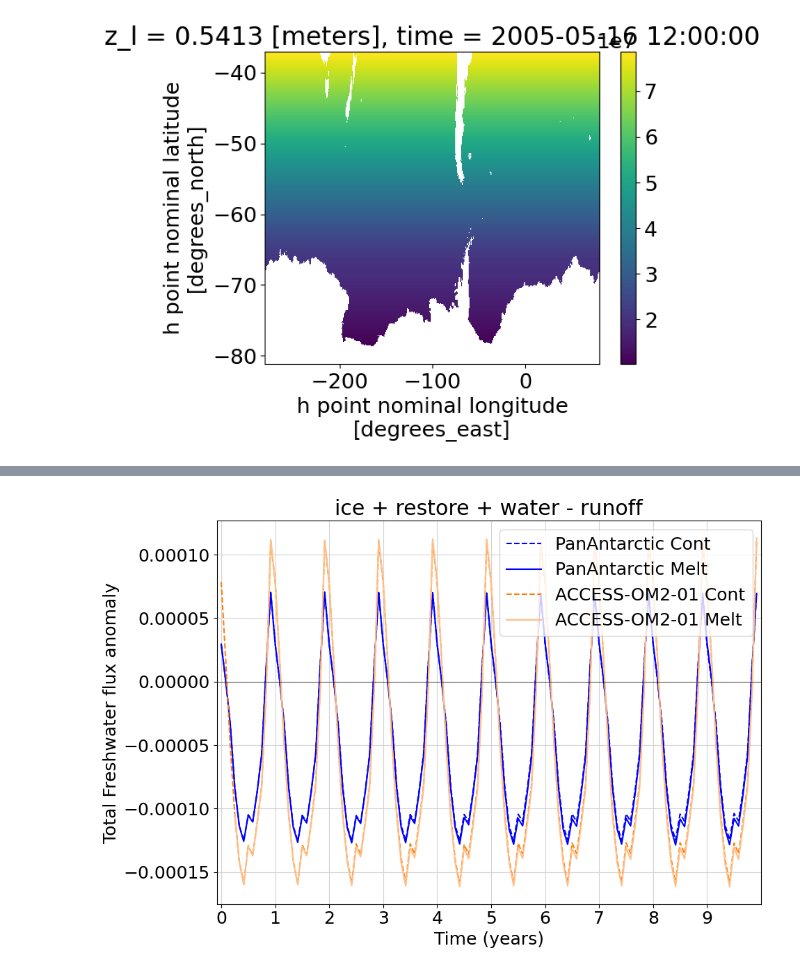
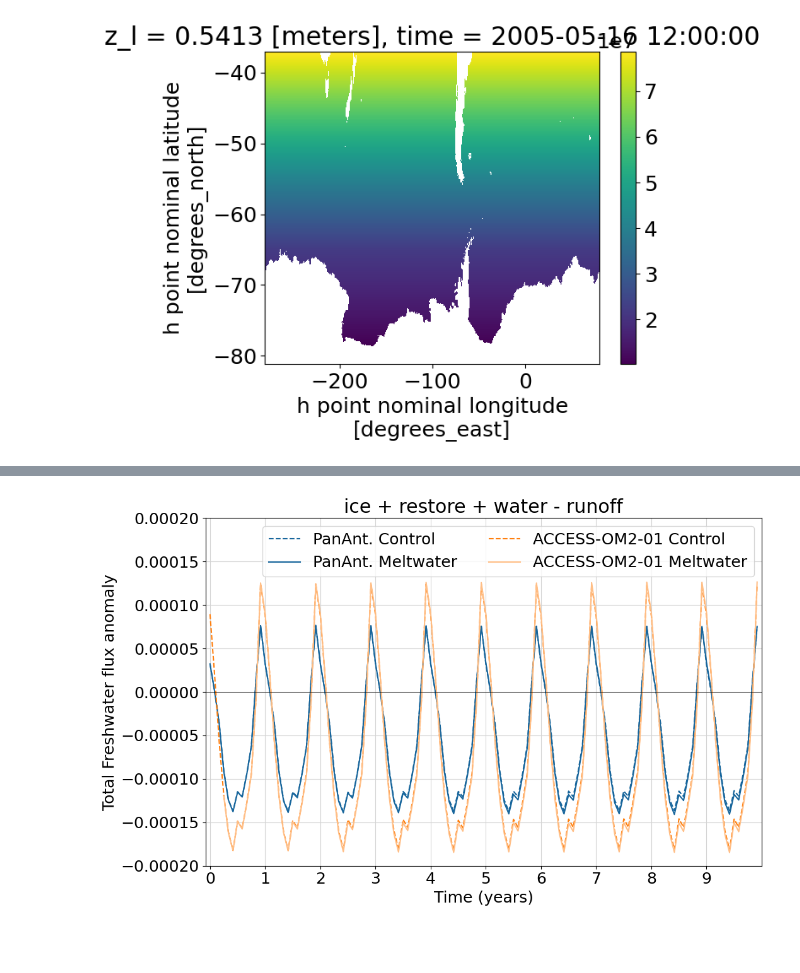
Before and after one commit to adele-morrison/panan-meltwater, a Jupyter notebook: notebooks/salinity_analysis/surface_fluxes/SurfaceFluxes_prescribed.ipynb, the cells around one changed output, grey strips where cells are left out. Saved outputs shown, nothing was run; the diff lists cells and outputs as text; code cells hidden in the pictures; blank space fills up the shorter version.

Commit message:
chapter 5 figures

```diff
--- a/notebooks/salinity_analysis/surface_fluxes/SurfaceFluxes_prescribed.ipynb
+++ b/notebooks/salinity_analysis/surface_fluxes/SurfaceFluxes_prescribed.ipynb
@@ -322,3 +382,3 @@ shelf_runoff_pan_M = shelf_runoff_pan_M.load()
 # %%
-shelf_ice_restore_acc_C = shelf_ice_restore_acc_C.load()
-shelf_ice_restore_acc_M = shelf_ice_restore_acc_M.load()
+shelf_pme_river_acc_C = shelf_pme_river_acc_C.load()
+shelf_pme_river_acc_M = shelf_pme_river_acc_M.load()
@@ -331,13 +384,0 @@ shelf_runoff_acc_M = shelf_runoff_acc_M.load()
-# %%
-# Individual salt flux terms
-shelf_restore_pan_C = (area_corr_1 * restoring_pan_C).where(shelf_mask_1 == 1).sum(['xh', 'yh']) / area_corr_1.where(shelf_mask_1 == 1).sum(['xh', 'yh'])
-shelf_restore_pan_M = (area_corr_1 * restoring_pan_M).where(shelf_mask_1 == 1).sum(['xh', 'yh']) / area_corr_1.where(shelf_mask_1 == 1).sum(['xh', 'yh'])
-
-shelf_ice_pan_C = (area_corr_1 * flux_ice_pan_C).where(shelf_mask_1 == 1).sum(['xh', 'yh']) / area_corr_1.where(shelf_mask_1 == 1).sum(['xh', 'yh'])
-shelf_ice_pan_M = (area_corr_1 * flux_ice_pan_M).where(shelf_mask_1 == 1).sum(['xh', 'yh']) / area_corr_1.where(shelf_mask_1 == 1).sum(['xh', 'yh'])
-
-shelf_restore_acc_C = (area_corr_2 * restoring_acc_C).where(shelf_mask_2 == 1).sum(['xt_ocean', 'yt_ocean']) / area_corr_2.where(shelf_mask_2 == 1).sum(['xt_ocean', 'yt_ocean'])
-shelf_restore_acc_M = (area_corr_2 * restoring_acc_M).where(shelf_mask_2 == 1).sum(['xt_ocean', 'yt_ocean']) / area_corr_2.where(shelf_mask_2 == 1).sum(['xt_ocean', 'yt_ocean'])
-
-shelf_ice_acc_C = (area_corr_2 * flux_ice_acc_C).where(shelf_mask_2 == 1).sum(['xt_ocean', 'yt_ocean']) / area_corr_2.where(shelf_mask_2 == 1).sum(['xt_ocean', 'yt_ocean'])
-shelf_ice_acc_M = (area_corr_2 * flux_ice_acc_M).where(shelf_mask_2 == 1).sum(['xt_ocean', 'yt_ocean']) / area_corr_2.where(shelf_mask_2 == 1).sum(['xt_ocean', 'yt_ocean'])
@@ -375 +413,5 @@ shelf_restore_acc_M_new = shelf_restore_acc_M.to_series()['1910-01-01':'1919-12-
+# %%
+# because it turns out pme_river does include the ice anyway, redefining:
+shelf_water_acc_C_new = shelf_pme_river_acc_C_new
+shelf_water_acc_M_new = shelf_pme_river_acc_M_new
 # %%
@@ -460,3 +445,9 @@ plt.show()
+# %%
+# Colours for plotting
+colors = {'pan01_res': '#0000a2',
+          'pan005_res': '#E84141',
+          'pan01_pre' : '#18669C',
+          'access_pre': 'tab:orange'}
 # %%
 plt.rcParams['font.size'] = 18
 
@@ -798,7 +828,7 @@ plt.show()
 # %%
 
 plt.rcParams['font.size'] = 18
-plt.figure(figsize=(10, 7))
+plt.figure(figsize=(11, 7))
 
 # Sum all the contributions for PanAntarctic
 pan_cont_sum = (shelf_ice_pan_C_new + shelf_restore_pan_C_new +
@@ -809,36 +839,37 @@ pan_melt_sum = (shelf_ice_pan_M_new + shelf_restore_pan_M_new +
 # Sum all the contributions for ACCESS-OM2-01
 acc_cont_sum = (shelf_ice_acc_C_new + shelf_restore_acc_C_new +
                 shelf_water_acc_C_new - shelf_runoff_acc_C_new)
 acc_melt_sum = (shelf_ice_acc_M_new + shelf_restore_acc_M_new +
                 shelf_water_acc_M_new - shelf_runoff_acc_M_new)
 
 # Plotting PanAntarctic sums
 plt.plot(pan_cont_sum.index, pan_cont_sum.values,
-         label='PanAntarctic Cont', color='blue', linestyle='--')
+         label='PanAnt. Control', color=colors['pan01_pre'], linestyle='--')
 plt.plot(pan_melt_sum.index, pan_melt_sum.values,
-         label='PanAntarctic Melt', color='blue', linestyle='-')
+         label='PanAnt. Meltwater', color=colors['pan01_pre'], linestyle='-')
 
 # Plotting ACCESS-OM2-01 sums (lighter purple for distinction)
 from matplotlib.colors import to_rgba
 def lighten(color, amount=0.5):
     c = np.array(to_rgba(color))
     return tuple(c[:3] + (1 - c[:3]) * amount)
 
 plt.plot(acc_cont_sum.index, acc_cont_sum.values,
-         label='ACCESS-OM2-01 Cont', color='tab:orange', linestyle='--')
+         label='ACCESS-OM2-01 Control', color=colors['access_pre'], linestyle='--')
 plt.plot(acc_melt_sum.index, acc_melt_sum.values,
-         label='ACCESS-OM2-01 Melt', color=lighten('tab:orange', 0.5), linestyle='-')
+         label='ACCESS-OM2-01 Meltwater', color=lighten(colors['access_pre'], 0.5), linestyle='-')
 
 # Axis formatting
 plt.axhline(0, color='black', linewidth=0.5)
 plt.xlabel('Time (years)')
 plt.ylabel('Total Freshwater flux anomaly')
 plt.xticks(ticks=range(1, 121, 12), labels=[str(i) for i in range(0, 10)])
 plt.xlim(0, 121)
+plt.ylim(-0.0002,0.0002)
 plt.grid(True, color='lightgrey')
 plt.title('ice + restore + water - runoff')
-plt.legend()
+plt.legend(ncols=2)
 plt.tight_layout()
 plt.show()
 # %% [output]
-[figure, old version]
+[figure, new version]
```
Also changed, not shown: parts of 51 cells of this notebook, 18 other files.
